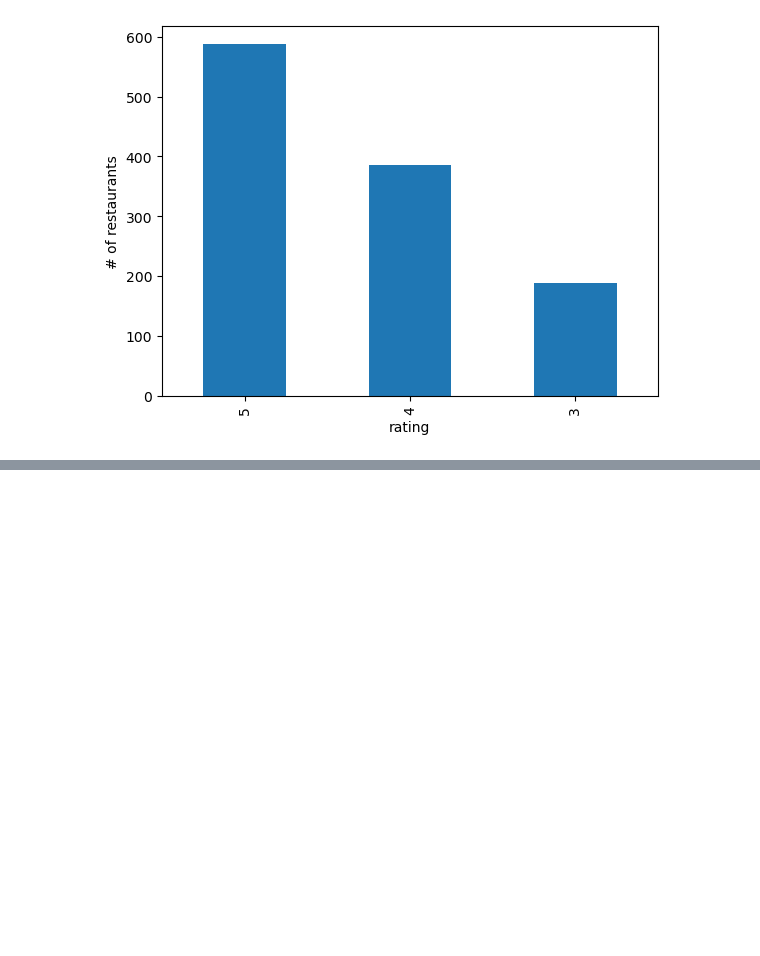
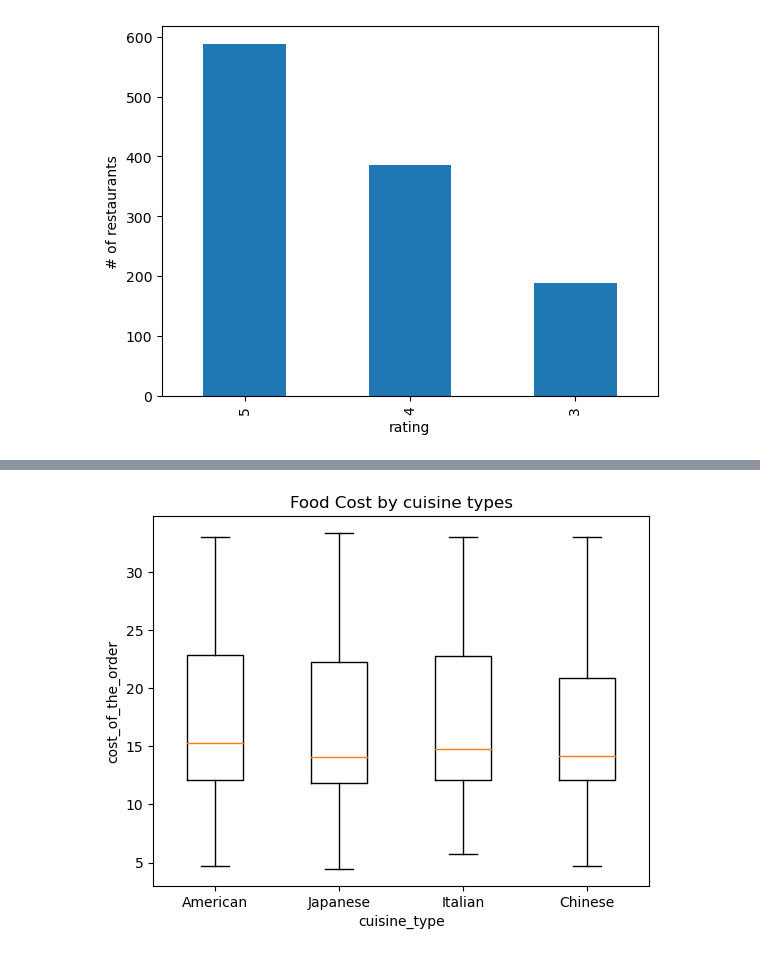
Before and after one commit to WanessaEdmond/GroupProjectFoodies, a Jupyter notebook: ny_foodies.ipynb, the cells around one changed output, grey strips where cells are left out. Cells and saved outputs as stored; diff of their text form; code cells hidden in the pictures; blank space fills up the shorter version.

```diff
--- a/ny_foodies.ipynb
+++ b/ny_foodies.ipynb
@@ -390,0 +475,28 @@ summary_stats6
+# %%
+# Put cuisine types into a list for for loop (and later for plot labels)
+cuisine_type = ['American', 'Japanese', 'Italian','Chinese']
+
+# Create empty list to fill with ratings (for plotting)
+foodcostlist=[]
+
+# Calculate the IQR and quantitatively determine if there are any potential outliers.
+for types in cuisine_type:
+
+
+    # Locate the rows which contain restaurants in each cuisine types and get the ratings
+    finalfoodcost=Clean_data.loc[Clean_data['cuisine_type']==types,'cost_of_the_order']
+
+    # add subset
+    foodcostlist.append(finalfoodcost)
+
+    # Determine outliers using upper and lower bounds
+    quartiles = finalfoodcost.quantile([.25,.5,.75])
+    lowerq = quartiles[0.25]
+    upperq = quartiles[0.75]
+    iqr = upperq-lowerq
+
+    lower_bound = lowerq - (1.5*iqr)
+    upper_bound = upperq + (1.5*iqr)
+    #calculating outliers
+    outliers= finalfoodcost.loc[(finalfoodcost<lower_bound)|(finalfoodcost>upper_bound)]
+    print (f"{types} has a potential outlier of {outliers}")
@@ -390,0 +508,9 @@ summary_stats6
+# %%
+# Generate a box plot that shows the distrubution of the ratings for our top four cuisine types.
+plt.title('Food Cost by cuisine types')
+plt.ylabel('cost_of_the_order')
+plt.xlabel ('cuisine_type')
+plt.boxplot(foodcostlist, labels = cuisine_type)
+plt.show()
+# %% [output]
+[figure, added]
```
Also changed, not shown: parts of 23 cells of this notebook.
